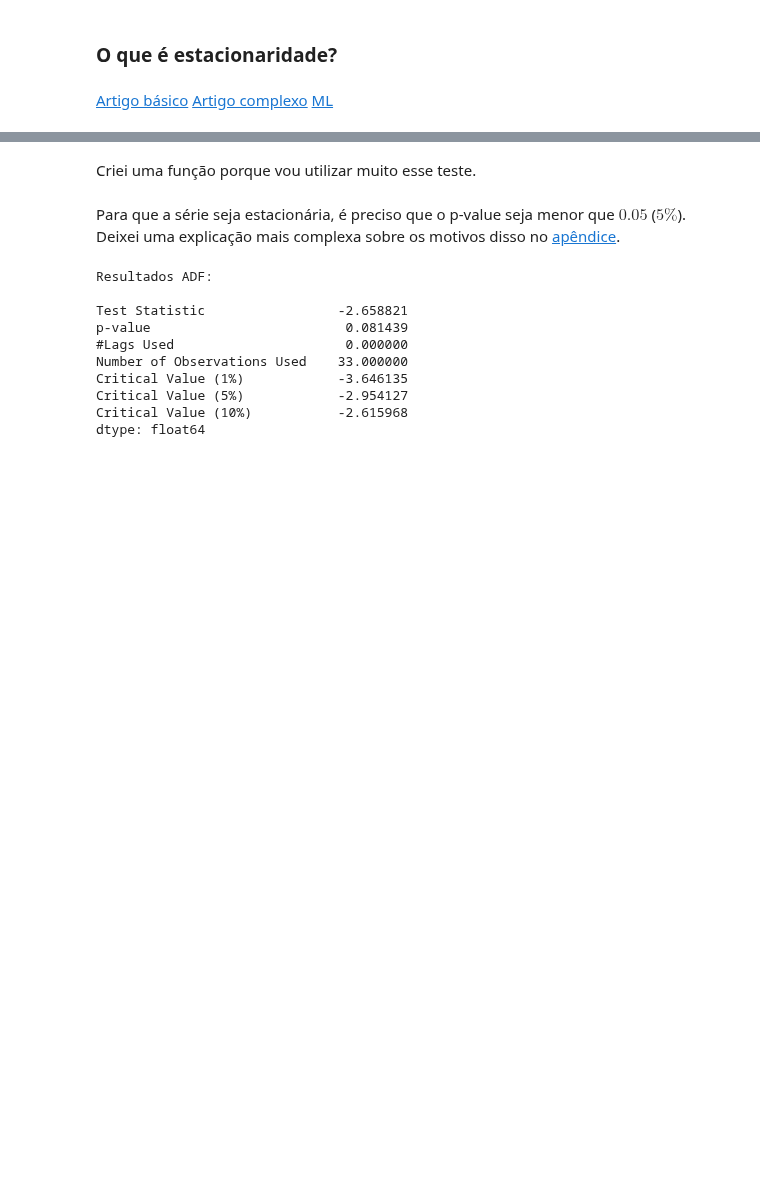
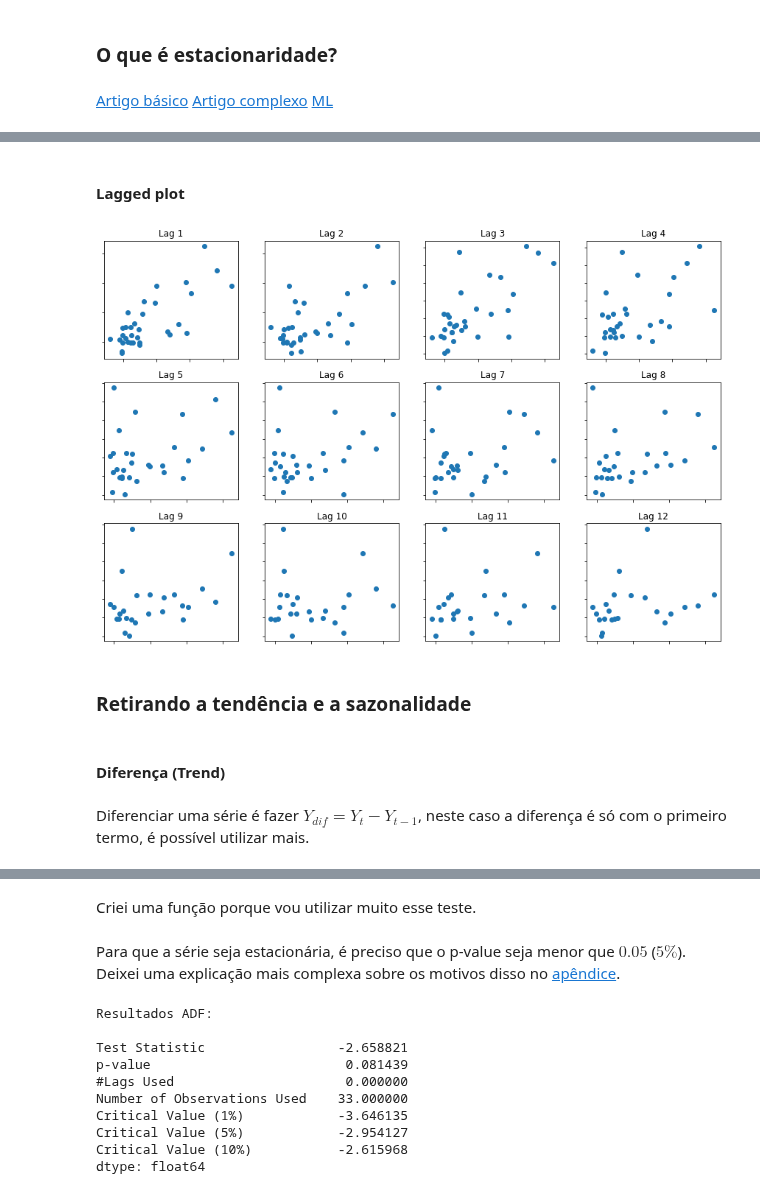
Before and after one commit to RGivisiez/Adv_ML, a Jupyter notebook: 4. ARIMA - SARIMA.ipynb, the cells around one changed output, grey strips where cells are left out. Drawn from its saved outputs; the diff is of its cells as text; code cells hidden in the pictures; blank space fills up the shorter version.

```diff
--- a/4. ARIMA - SARIMA.ipynb
+++ b/4. ARIMA - SARIMA.ipynb
@@ -203,0 +356,29 @@ Vou unir o dataset todo, escolher uma loja e fazer todas as análies e previsõe
+# %% [markdown]
+#### Lagged plot
+# %%
+nrows = 3
+ncols = 4
+
+fig, ax = plt.subplots(nrows=nrows, ncols=ncols, figsize=(15,10))
+
+lag_cont = 0
+
+for x in range(nrows):
+    for y in range(ncols):
+
+        lag_cont = lag_cont + 1
+        lag_plot(items_sold, lag=lag_cont, ax=ax[x,y])
+
+        ax[x, y].set_xlabel('')
+        ax[x, y].set_ylabel('')
+        ax[x, y].set_title('Lag ' + str(lag_cont))
+        ax[x, y].set_yticklabels([])
+        ax[x, y].set_xticklabels([])
+# %% [output]
+[figure, added]
+# %% [markdown]
+### Retirando a tendência e a sazonalidade
+# %% [markdown]
+#### Diferença (Trend)
+# %% [markdown]
+Diferenciar uma série é fazer $Y_{dif} = Y_t - Y_{t-1}$, neste caso a diferença é só com o primeiro termo, é possível utilizar mais.
```
Also changed, not shown: parts of 98 cells of this notebook.
